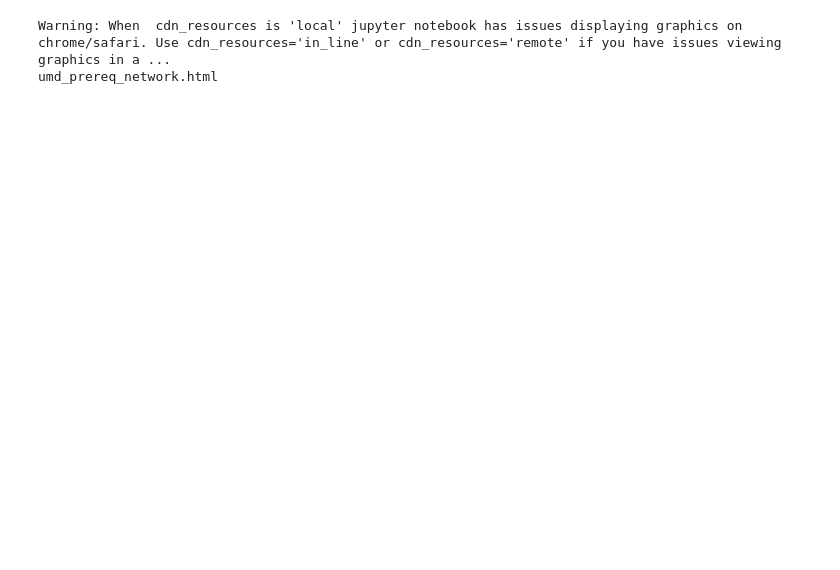
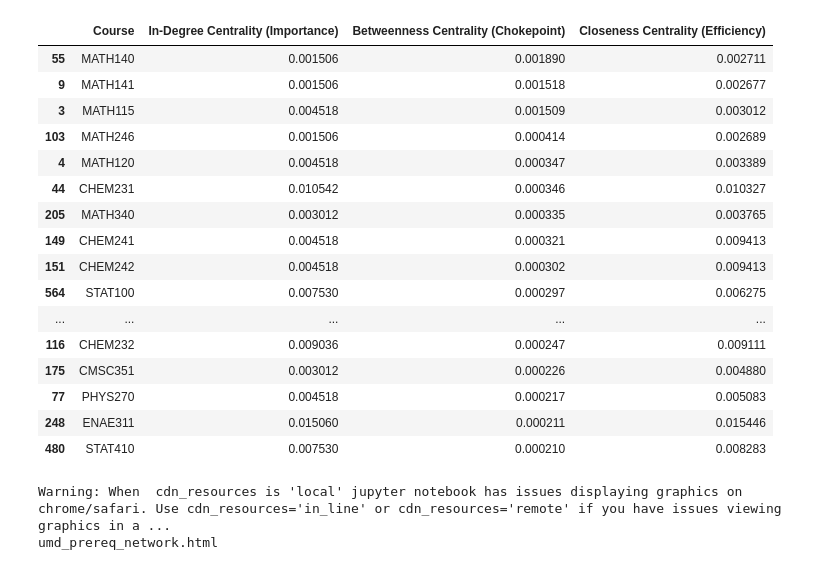
Before and after one commit to lexinlevan1/NetworkAnalysis_MedStudies, a Jupyter notebook: analysis.ipynb, the cells around one changed output. Drawn from its saved outputs; the diff is of its cells as text; code cells hidden in the pictures; blank space fills up the shorter version.

Commit message:
centrality metrix

```diff
--- a/analysis.ipynb
+++ b/analysis.ipynb
@@ -131,3 +133,41 @@ print(g.number_of_edges())
+# %%
+# Centrality Measures
+in_degree = nx.in_degree_centrality(g)
+betweenness = nx.betweenness_centrality(g)
+closeness = nx.closeness_centrality(g)
+
+# Create DataFrame
+centrality_df = pd.DataFrame({
+    "Course": list(in_degree.keys()),
+    "In-Degree Centrality (Importance)" : list(in_degree.values()),
+    "Betweenness Centrality (Chokepoint)" : list(betweenness.values()),
+    "Closeness Centrality (Efficiency)" : list(closeness.values())
+})
+
+# Sort the dataframe by chokepoint and importance Top 20
+bottleneck_courses = centrality_df.sort_values(by=['Betweenness Centrality (Chokepoint)','In-Degree Centrality (Importance)'], ascending=False).head(20)
+
+bottleneck_courses.to_csv("umd_stem_bottleneck_courses.csv", index=False)
+
+bottleneck_courses
+# %% [output]
+|  | Course | In-Degree Centrality (Importance) | Betweenness Centrality (Chokepoint) | Closeness Centrality (Efficiency) |
+| 55 | MATH140 | 0.001506 | 0.001890 | 0.002711 |
+| 9 | MATH141 | 0.001506 | 0.001518 | 0.002677 |
+| 3 | MATH115 | 0.004518 | 0.001509 | 0.003012 |
+| 103 | MATH246 | 0.001506 | 0.000414 | 0.002689 |
+| 4 | MATH120 | 0.004518 | 0.000347 | 0.003389 |
+| 44 | CHEM231 | 0.010542 | 0.000346 | 0.010327 |
+| 205 | MATH340 | 0.003012 | 0.000335 | 0.003765 |
+| 149 | CHEM241 | 0.004518 | 0.000321 | 0.009413 |
+| 151 | CHEM242 | 0.004518 | 0.000302 | 0.009413 |
+| 564 | STAT100 | 0.007530 | 0.000297 | 0.006275 |
+| ... | ... | ... | ... | ... |
+| 116 | CHEM232 | 0.009036 | 0.000247 | 0.009111 |
+| 175 | CMSC351 | 0.003012 | 0.000226 | 0.004880 |
+| 77 | PHYS270 | 0.004518 | 0.000217 | 0.005083 |
+| 248 | ENAE311 | 0.015060 | 0.000211 | 0.015446 |
+| 480 | STAT410 | 0.007530 | 0.000210 | 0.008283 |
 # %%
 from pyvis.network import Network
 
```
Also changed, not shown: parts of 6 cells of this notebook, 4 other files.
